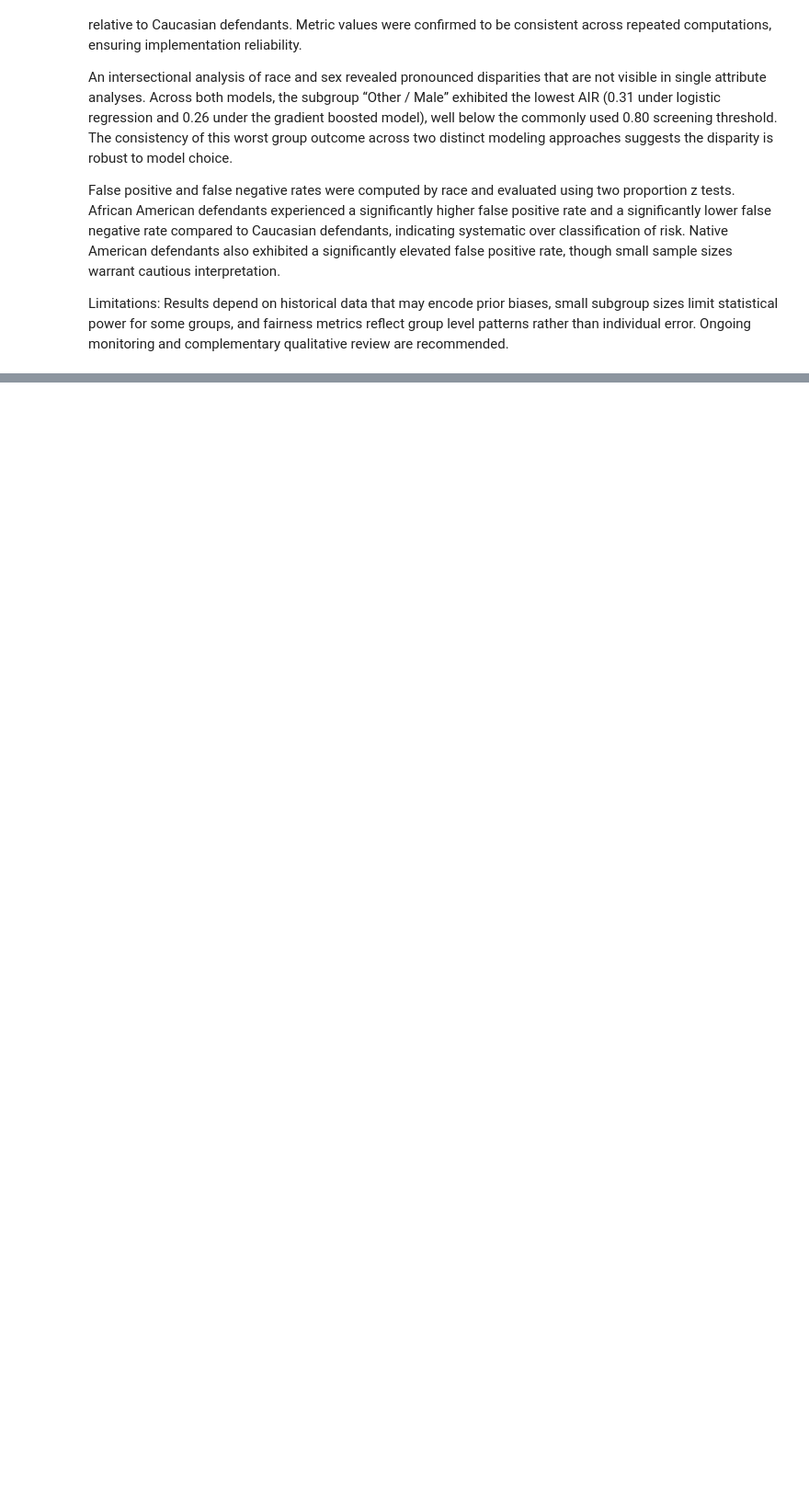
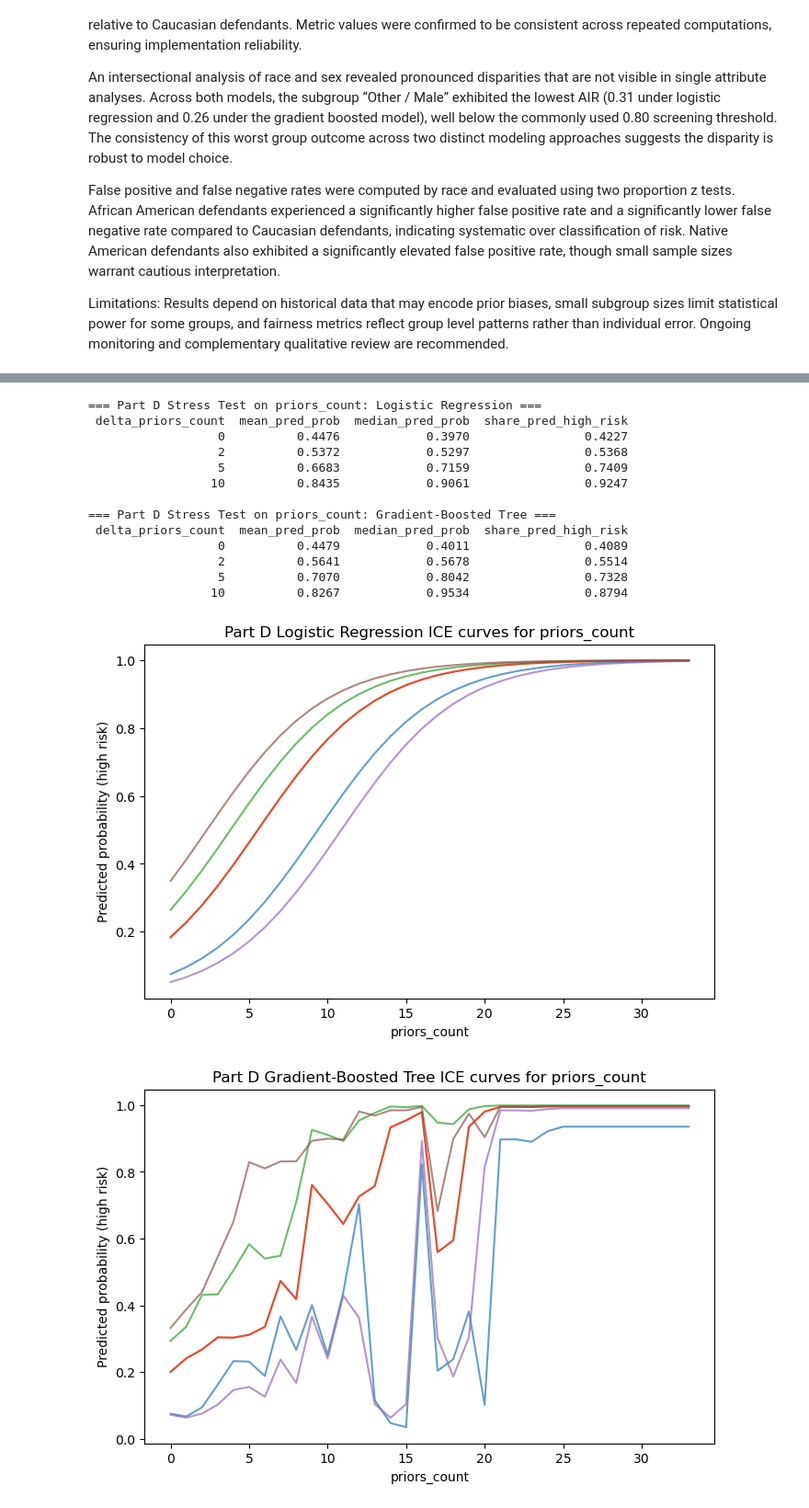
Before and after one commit to isambilo/rML, a Jupyter notebook: COMPAS_Analysis.ipynb, the cells around one changed output, grey strips where cells are left out. Shown at 92% size. Saved outputs shown, nothing was run; the diff lists cells and outputs as text; code cells hidden in the pictures; blank space fills up the shorter version.

```diff
--- a/COMPAS_Analysis.ipynb
+++ b/COMPAS_Analysis.ipynb
@@ -1804,0 +2363,15 @@ Limitations: Results depend on historical data that may encode prior biases, sma
+# %%
+# This cell isolates the counterfactual swap probe to test potential spurious attribute reliance.
+swap_specs = [
+    ("race_factor", "African-American", "Caucasian"),
+    ("gender_factor", "Female", "Male"),
+    ("crime_factor", "F", "M"),
+]
+
+counterfactual_shift_tables = {}
+for name, model in models.items():
+    shifts = [pairwise_swap_shift(model, X_test, feature_col, a, b) for feature_col, a, b in swap_specs]
+    shift_table = pd.DataFrame(shifts)
+    counterfactual_shift_tables[name] = shift_table
+    print(f"\n=== Part C Counterfactual Swap Sensitivity: {name} ===")
+    print(shift_table.round(4).to_string(index=False))
@@ -1804,0 +2416,61 @@ Limitations: Results depend on historical data that may encode prior biases, sma
+# %%
+# This cell runs robustness stress scenarios on priors_count and visualizes local/global sensitivity.
+for name, model in models.items():
+    stress_table = stress_test_priors(model, X_test, deltas=(0, 2, 5, 10))
+    print(f"\n=== Part D Stress Test on priors_count: {name} ===")
+    print(stress_table.round(4).to_string(index=False))
+
+priors_grid = np.arange(
+    int(X_test["priors_count"].min()),
+    int(X_test["priors_count"].max()) + 1,
+)
+
+plot_ice_numeric(
+    lr_pipeline,
+    X_test,
+    feature_col="priors_count",
+    values=priors_grid,
+    n_instances=6,
+    random_state=42,
+    title="Part D Logistic Regression ICE curves for priors_count",
+)
+
+plot_ice_numeric(
+    gbt_pipeline,
+    X_test,
+    feature_col="priors_count",
+    values=priors_grid,
+    n_instances=6,
+    random_state=42,
+    title="Part D Gradient-Boosted Tree ICE curves for priors_count",
+)
+
+lr_sens = global_sensitivity_index(lr_pipeline, X_test, "priors_count", priors_grid)
+gbt_sens = global_sensitivity_index(gbt_pipeline, X_test, "priors_count", priors_grid)
+
+part_d_sensitivity_table = pd.concat(
+    [
+        lr_sens.assign(model="Logistic Regression"),
+        gbt_sens.assign(model="Gradient-Boosted Tree"),
+    ],
+    ignore_index=True,
+)
+
+print("\n=== Part D Global Sensitivity Summary (priors_count) ===")
+print(part_d_sensitivity_table.round(6).to_string(index=False))
+# %% [output]
+=== Part D Stress Test on priors_count: Logistic Regression ===
+ delta_priors_count  mean_pred_prob  median_pred_prob  share_pred_high_risk
+                  0          0.4476            0.3970                0.4227
+                  2          0.5372            0.5297                0.5368
+                  5          0.6683            0.7159                0.7409
+                 10          0.8435            0.9061                0.9247
+
+=== Part D Stress Test on priors_count: Gradient-Boosted Tree ===
+ delta_priors_count  mean_pred_prob  median_pred_prob  share_pred_high_risk
+                  0          0.4479            0.4011                0.4089
+                  2          0.5641            0.5678                0.5514
+                  5          0.7070            0.8042                0.7328
+                 10          0.8267            0.9534                0.8794
+[figure, added]
+[figure, added]
```
Also changed, not shown: parts of 57 cells of this notebook.
